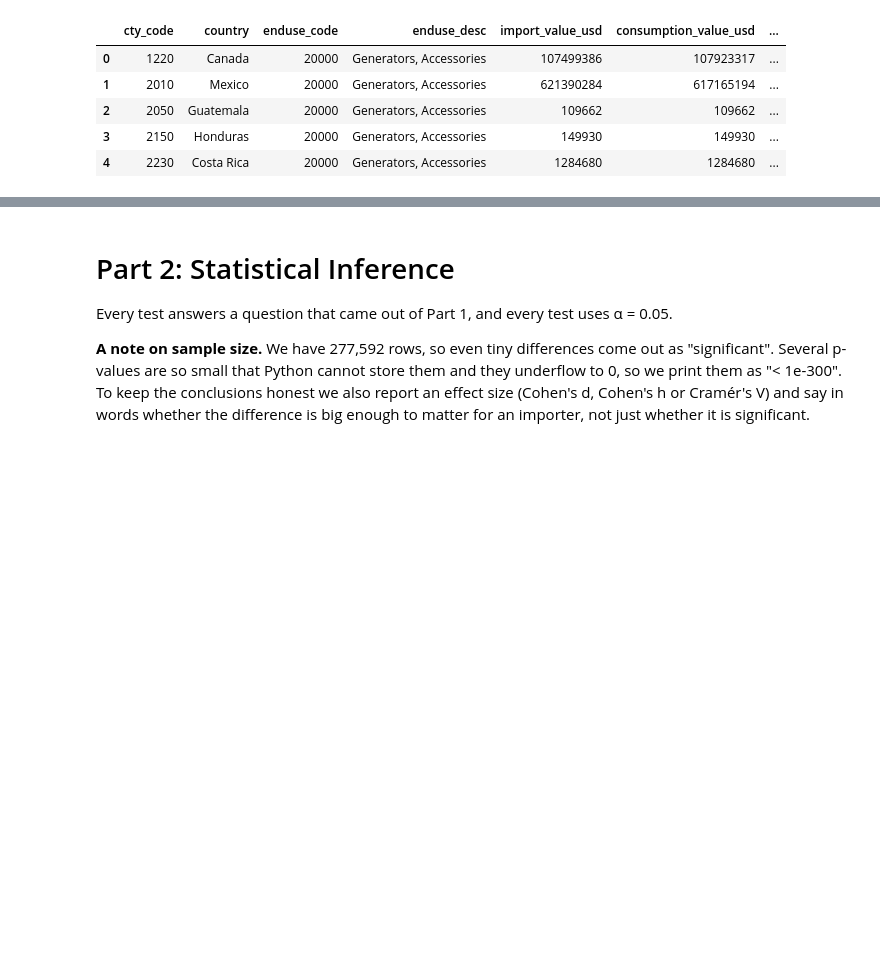
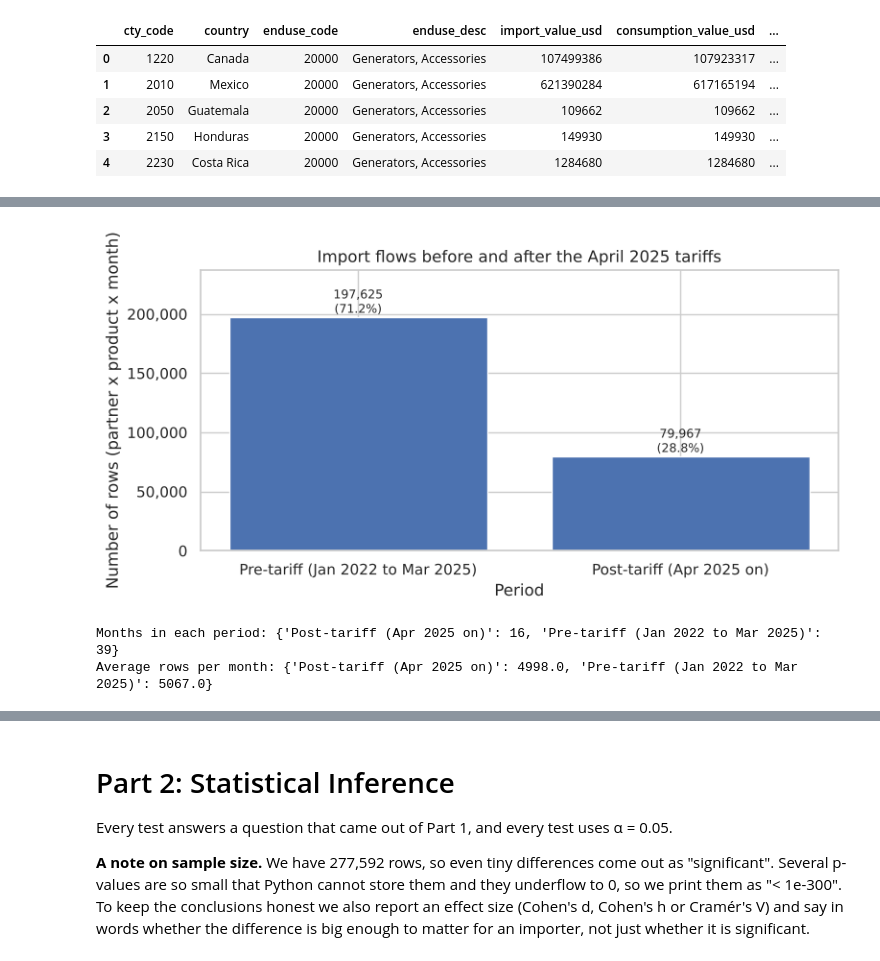
Before and after one commit to BCIT-ACIT4880-2026-Fall/CRN-45883-5-Domain-D, a Jupyter notebook: Group05_D3.ipynb, the cells around one changed output, grey strips where cells are left out. Drawn from its saved outputs; the diff is of its cells as text; code cells hidden in the pictures; blank space fills up the shorter version.

```diff
--- a/Group05_D3.ipynb
+++ b/Group05_D3.ipynb
@@ -63,0 +157,11 @@ df.head()
+# %%
+fig, ax = plt.subplots(figsize=(8, 4))
+bar_with_pct(df["period"], "Import flows before and after the April 2025 tariffs", "Period",
+             order=["Pre-tariff (Jan 2022 to Mar 2025)", "Post-tariff (Apr 2025 on)"], ax=ax)
+plt.tight_layout(); plt.show()
+print("Months in each period:", df.groupby("period")["month"].nunique().to_dict())
+print("Average rows per month:", (df.groupby("period").size() / df.groupby("period")["month"].nunique()).round(0).to_dict())
+# %% [output]
+[figure, added]
+Months in each period: {'Post-tariff (Apr 2025 on)': 16, 'Pre-tariff (Jan 2022 to Mar 2025)': 39}
+Average rows per month: {'Post-tariff (Apr 2025 on)': 4998.0, 'Pre-tariff (Jan 2022 to Mar 2025)': 5067.0}
```
Also changed, not shown: parts of 58 cells of this notebook.
